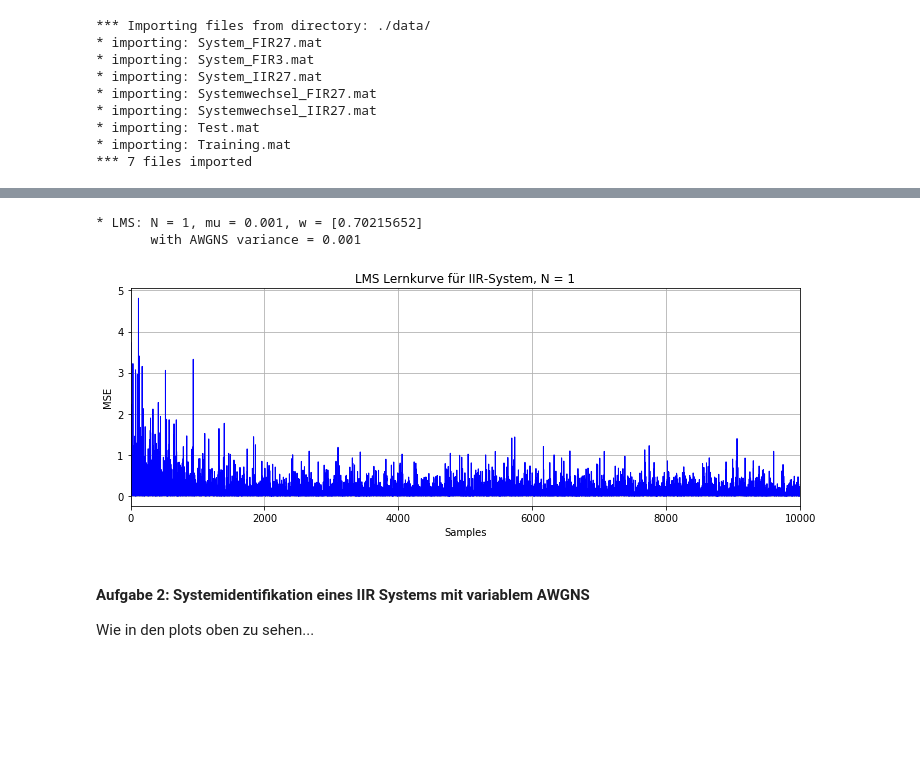
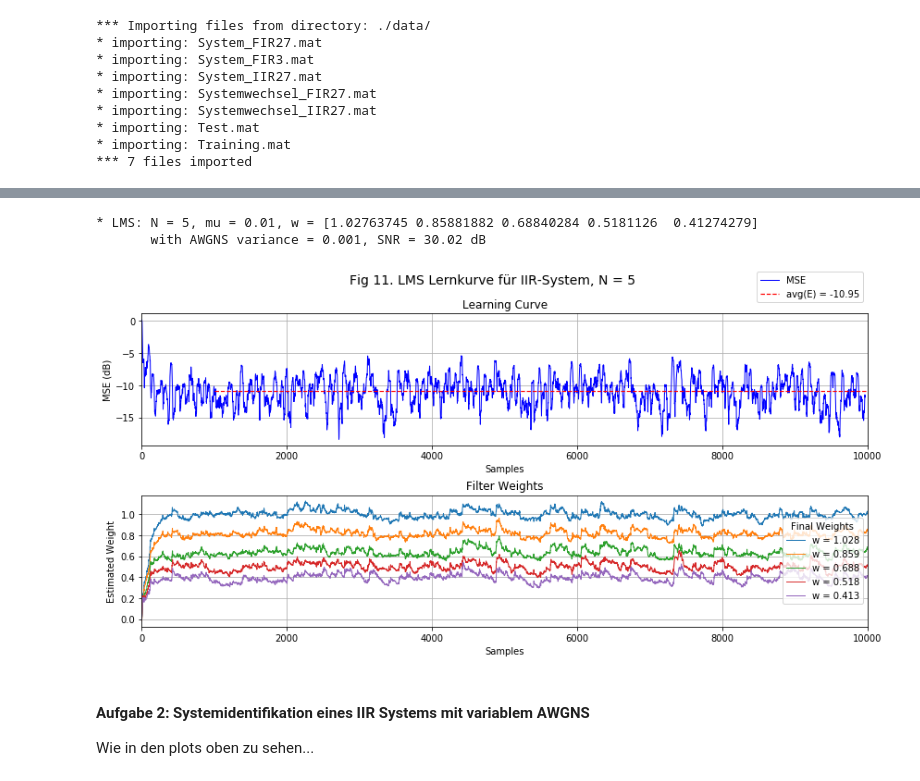
Before and after one commit to xhain/Systemidentifikation, a Jupyter notebook: python/Systemidentifikation.ipynb, the cells around one changed output, grey strips where cells are left out. Drawn from its saved outputs; the diff is of its cells as text; code cells hidden in the pictures; blank space fills up the shorter version.

```diff
--- a/python/Systemidentifikation.ipynb
+++ b/python/Systemidentifikation.ipynb
@@ -152,0 +176,22 @@ Wie in den plots oben zu sehen...
+# %%
+# Style of displayed plot
+plotLen = 10000
+
+# N = 5
+N, var = 5, 0.01
+HfirXn, SNRdB = ts.addNoise(HfirX, var)
+E, W, w, Yd = algo.rlsAlg(N, HfirXn, HfirD, np.zeros(N))
+ts.errorPlot(E, W, plotLen, 'Fig 8. RLS Lernkurve für FIR-System, N = '+str(N), style='log',avgFrom=1000)
+print('       with AWGNS variance = '+str(var)+', SNR = '+str(SNRdB)+' dB')
+
+N, var = 5, 0.1
+HfirXn, SNRdB = ts.addNoise(HfirX, var)
+E, W, w, Yd = algo.rlsAlg(N, HfirXn, HfirD, np.zeros(N))
+ts.errorPlot(E, W, plotLen, 'Fig 9. RLS Lernkurve für FIR-System, N = '+str(N), style='log',avgFrom=1000)
+print('       with AWGNS variance = '+str(var)+', SNR = '+str(SNRdB)+' dB')
+
+N, var = 5, 10
+HfirXn, SNRdB = ts.addNoise(HfirX, var)
+E, W, w, Yd = algo.rlsAlg(N, HfirXn, HfirD, np.zeros(N))
+ts.errorPlot(E, W, plotLen, 'Fig 10. RLS Lernkurve für FIR-System, N = '+str(N), style='log',avgFrom=1000)
+print('       with AWGNS variance = '+str(var)+', SNR = '+str(SNRdB)+' dB')
@@ -155 +221,12 @@ Wie in den plots oben zu sehen...
 Für das IIR-Filter: Stelle die gleichen Untersuchungen wie beim FIR-Filter an.
+# %%
+# load IIR data from dictionary
+HiirD = importMat['System_IIR27']['D_']
+HiirX = importMat['System_IIR27']['X']
+
+# check input signal variance and plot
+ts.plot(HiirX,'Input Signal X (IIR27)','lin',10000)
+ts.hist(HiirX,'Variance of Input Signal X (IIR27)')
+print('Input signal mean: ',np.mean(HfirX))
+print('Input signal variance: ',np.var(HfirX))
+#print('Eigenvalue Spread of X:', ts.eigSpread(HfirX,1000))
@@ -156,23 +238,23 @@ Für das IIR-Filter: Stelle die gleichen Untersuchungen wie beim FIR-Filter an.
 # %%
 # IIR LMS study
 # N  = 1, 2, 5
 # mu = free
 # var = 0.001, 0.1, 1, 10
 
 # Length of displayed plot
 plotLen = 10000
 plotStyle = 'lin'
 
 # N = 1
-N, mu, var = 1, 0.001, 0.001
-HfirXn = ts.addNoise(HfirX, var)
-E, W, w, Yd = algo.lmsAlg(N, mu, HfirXn, HfirD, np.zeros(N))
-ts.plot(E.T ,'LMS Lernkurve für IIR-System, N = '+str(N),plotStyle, plotLen)
-print('       with AWGNS variance = '+str(var))
+N, mu, var = 5, 0.01, 0.001
+HiirXn, SNRdB = ts.addNoise(HiirX, var)
+E, W, w, Yd = algo.lmsAlg(N, mu, HiirXn, HiirD, np.zeros(N))
+ts.errorPlot(E, W, plotLen, 'Fig 11. LMS Lernkurve für IIR-System, N = '+str(N), style='log',avgFrom=1000)
+print('       with AWGNS variance = '+str(var)+', SNR = '+str(SNRdB)+' dB')
 # %% [output]
-* LMS: N = 1, mu = 0.001, w = [0.70215652]
-       with AWGNS variance = 0.001
+* LMS: N = 5, mu = 0.01, w = [1.02763745 0.85881882 0.68840284 0.5181126  0.41274279]
+       with AWGNS variance = 0.001, SNR = 30.02 dB
-[figure, old version]
+[figure, new version]
 # %% [markdown]
 #### Aufgabe 2: Systemidentifikation eines IIR Systems mit variablem AWGNS
 Wie in den plots oben zu sehen...
```
Also changed, not shown: parts of 20 cells of this notebook, 3 other files.
